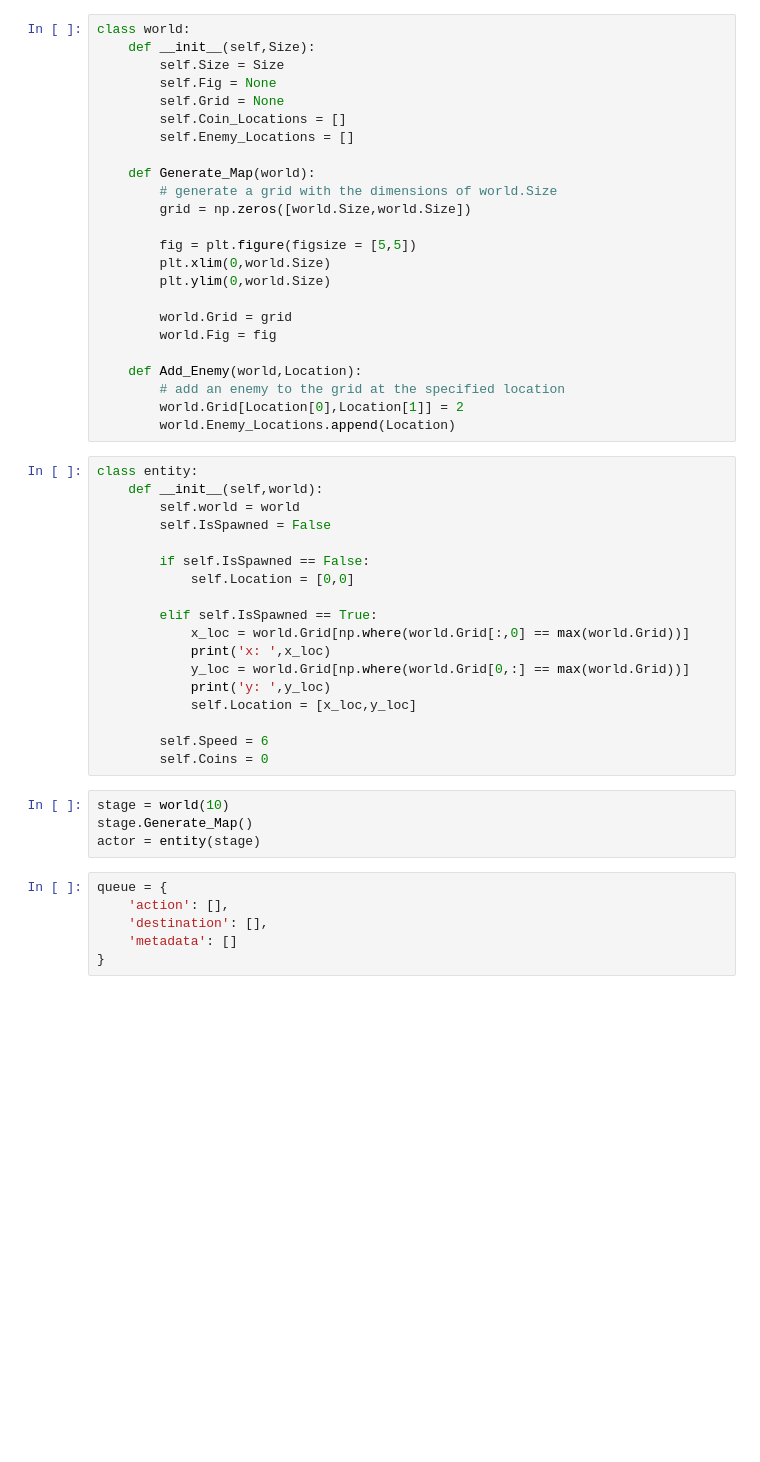
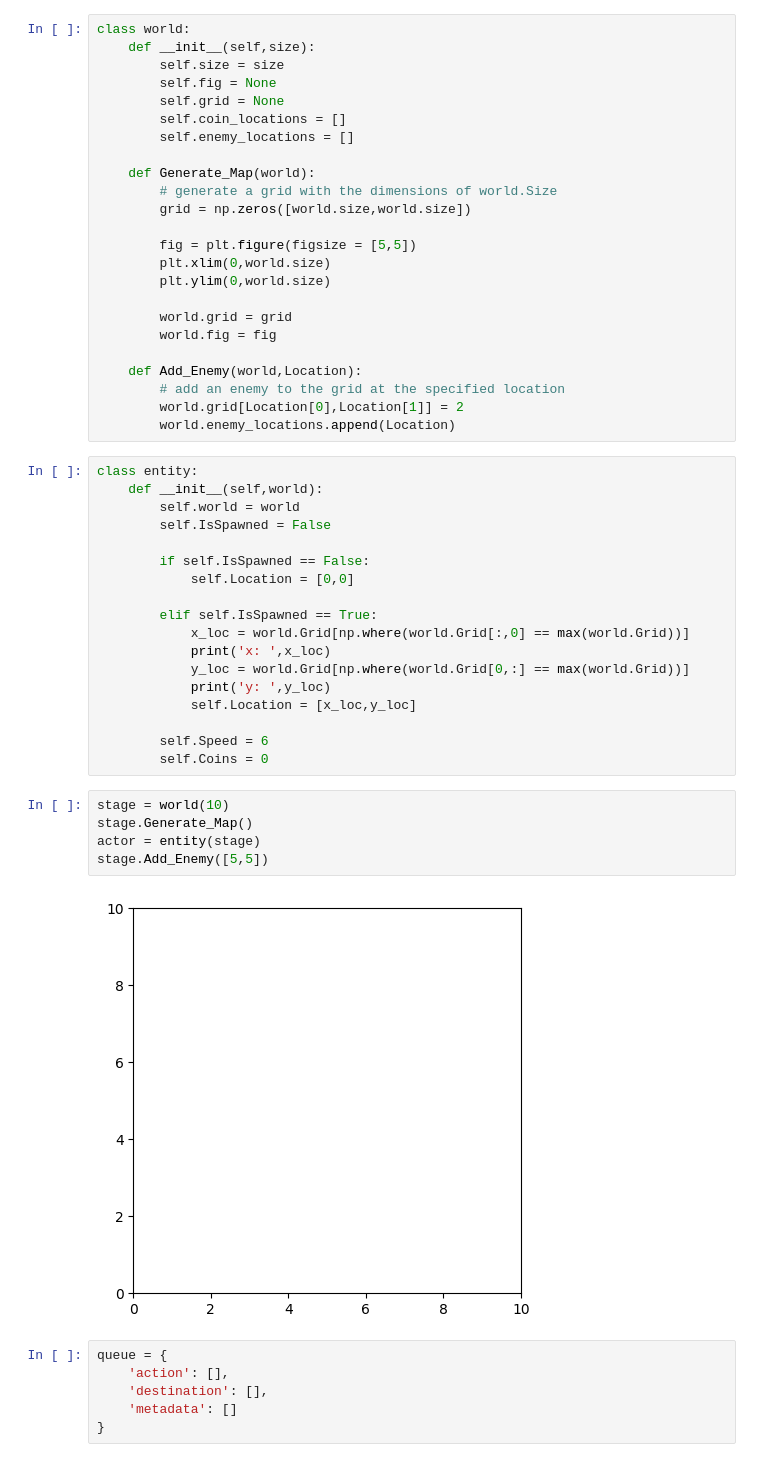
Before and after one commit to maxhightower/5e-Simulation, a Jupyter notebook: permutations_of_actions_and_queues.ipynb, the cells around one changed output. Saved outputs shown, nothing was run; the diff lists cells and outputs as text; blank space fills up the shorter version.

```diff
--- a/permutations_of_actions_and_queues.ipynb
+++ b/permutations_of_actions_and_queues.ipynb
@@ -20,28 +20,28 @@ from copy import deepcopy
 # https://www.redblobgames.com/grids/circle-drawing/
 # %%
 class world:
-    def __init__(self,Size):
-        self.Size = Size
-        self.Fig = None
-        self.Grid = None
-        self.Coin_Locations = []
-        self.Enemy_Locations = []
+    def __init__(self,size):
+        self.size = size
+        self.fig = None
+        self.grid = None
+        self.coin_locations = []
+        self.enemy_locations = []
 
     def Generate_Map(world):
         # generate a grid with the dimensions of world.Size
-        grid = np.zeros([world.Size,world.Size])
+        grid = np.zeros([world.size,world.size])
 
         fig = plt.figure(figsize = [5,5])
-        plt.xlim(0,world.Size)
-        plt.ylim(0,world.Size)
+        plt.xlim(0,world.size)
+        plt.ylim(0,world.size)
 
-        world.Grid = grid
-        world.Fig = fig
+        world.grid = grid
+        world.fig = fig
 
     def Add_Enemy(world,Location):
         # add an enemy to the grid at the specified location
-        world.Grid[Location[0],Location[1]] = 2
-        world.Enemy_Locations.append(Location)
+        world.grid[Location[0],Location[1]] = 2
+        world.enemy_locations.append(Location)
 # %%
 class entity:
     def __init__(self,world):
@@ -63,7 +63,10 @@ class entity:
 # %%
 stage = world(10)
 stage.Generate_Map()
 actor = entity(stage)
+stage.Add_Enemy([5,5])
+# %% [output]
+[figure, added]
 # %%
 queue = {
     'action': [],
```
Also changed, not shown: parts of 21 cells of this notebook.
